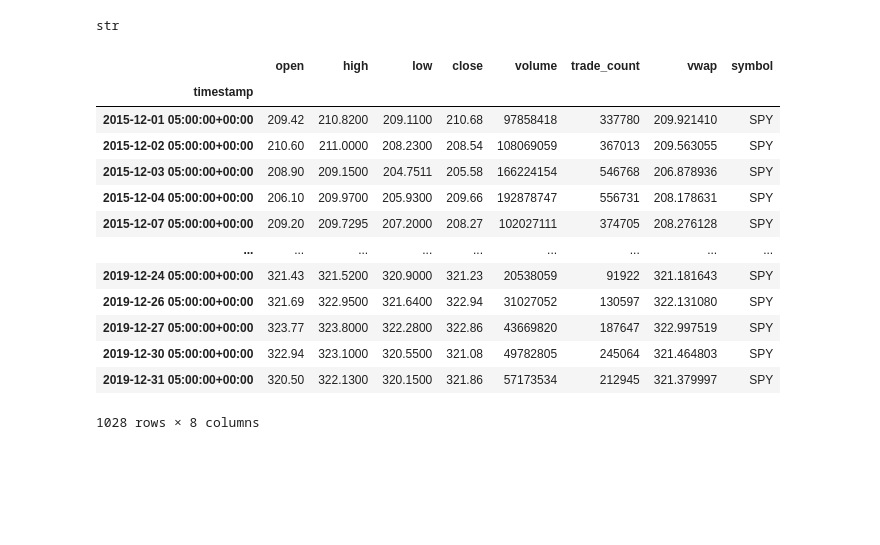
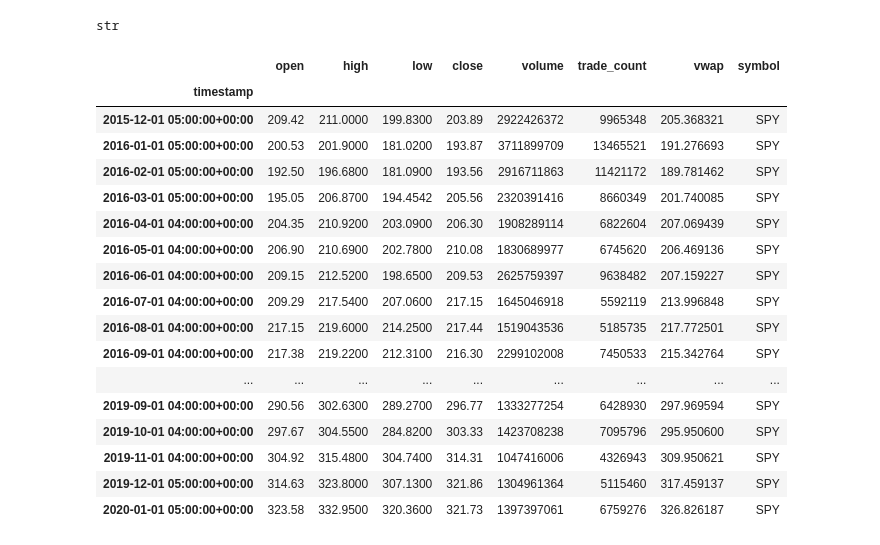
Before and after one commit to jpqt/Financial-Application, a Jupyter notebook: api request/alpaca-spy.ipynb, the cells around one changed output. Cells and saved outputs as stored; diff of their text form; code cells hidden in the pictures; blank space fills up the shorter version.

```diff
--- a/api request/alpaca-spy.ipynb
+++ b/api request/alpaca-spy.ipynb
@@ -35,39 +33,43 @@ alpaca = tradeapi.REST(
 #format current dat as iso format for ticker SPY
 #come back to choose time period for project.
 
-start_date = pd.Timestamp("2007-01-01",tz="America/New_York").isoformat()
-end_date = pd.Timestamp("2020-01-01",tz="America/New_York").isoformat()
+start_date = pd.Timestamp("2010-02-01",tz="America/New_York").isoformat()
+end_date = pd.Timestamp("2020-02-01",tz="America/New_York").isoformat()
 # %%
 tickers = ["SPY"]
 # %%
-#set timeframe to ('1Day') for alpaca api
-timeframe = '1Day'
+#set timeframe to ('1Day') for alpaca api (changed to month, still deciding.)
+timeframe = '1M'
 # %%
 #closing price for SPY
 
-spy_df = alpaca.get_bars(
+alpaca_spy_df = alpaca.get_bars(
     tickers,
     timeframe,
     start=start_date,
     end=end_date
 ).df
 
-spy_df
+alpaca_spy_df
 # %% [output]
 |  | open | high | low | close | volume | trade_count | vwap | symbol |
 | timestamp |  |  |  |  |  |  |  |  |
-| 2015-12-01 05:00:00+00:00 | 209.42 | 210.8200 | 209.1100 | 210.68 | 97858418 | 337780 | 209.921410 | SPY |
-| 2015-12-02 05:00:00+00:00 | 210.60 | 211.0000 | 208.2300 | 208.54 | 108069059 | 367013 | 209.563055 | SPY |
-| 2015-12-03 05:00:00+00:00 | 208.90 | 209.1500 | 204.7511 | 205.58 | 166224154 | 546768 | 206.878936 | SPY |
-| 2015-12-04 05:00:00+00:00 | 206.10 | 209.9700 | 205.9300 | 209.66 | 192878747 | 556731 | 208.178631 | SPY |
-| 2015-12-07 05:00:00+00:00 | 209.20 | 209.7295 | 207.2000 | 208.27 | 102027111 | 374705 | 208.276128 | SPY |
+| 2015-12-01 05:00:00+00:00 | 209.42 | 211.0000 | 199.8300 | 203.89 | 2922426372 | 9965348 | 205.368321 | SPY |
+| 2016-01-01 05:00:00+00:00 | 200.53 | 201.9000 | 181.0200 | 193.87 | 3711899709 | 13465521 | 191.276693 | SPY |
+| 2016-02-01 05:00:00+00:00 | 192.50 | 196.6800 | 181.0900 | 193.56 | 2916711863 | 11421172 | 189.781462 | SPY |
+| 2016-03-01 05:00:00+00:00 | 195.05 | 206.8700 | 194.4542 | 205.56 | 2320391416 | 8660349 | 201.740085 | SPY |
+| 2016-04-01 04:00:00+00:00 | 204.35 | 210.9200 | 203.0900 | 206.30 | 1908289114 | 6822604 | 207.069439 | SPY |
+| 2016-05-01 04:00:00+00:00 | 206.90 | 210.6900 | 202.7800 | 210.08 | 1830689977 | 6745620 | 206.469136 | SPY |
+| 2016-06-01 04:00:00+00:00 | 209.15 | 212.5200 | 198.6500 | 209.53 | 2625759397 | 9638482 | 207.159227 | SPY |
+| 2016-07-01 04:00:00+00:00 | 209.29 | 217.5400 | 207.0600 | 217.15 | 1645046918 | 5592119 | 213.996848 | SPY |
+| 2016-08-01 04:00:00+00:00 | 217.15 | 219.6000 | 214.2500 | 217.44 | 1519043536 | 5185735 | 217.772501 | SPY |
+| 2016-09-01 04:00:00+00:00 | 217.38 | 219.2200 | 212.3100 | 216.30 | 2299102008 | 7450533 | 215.342764 | SPY |
 | ... | ... | ... | ... | ... | ... | ... | ... | ... |
-| 2019-12-24 05:00:00+00:00 | 321.43 | 321.5200 | 320.9000 | 321.23 | 20538059 | 91922 | 321.181643 | SPY |
-| 2019-12-26 05:00:00+00:00 | 321.69 | 322.9500 | 321.6400 | 322.94 | 31027052 | 130597 | 322.131080 | SPY |
-| 2019-12-27 05:00:00+00:00 | 323.77 | 323.8000 | 322.2800 | 322.86 | 43669820 | 187647 | 322.997519 | SPY |
-| 2019-12-30 05:00:00+00:00 | 322.94 | 323.1000 | 320.5500 | 321.08 | 49782805 | 245064 | 321.464803 | SPY |
-| 2019-12-31 05:00:00+00:00 | 320.50 | 322.1300 | 320.1500 | 321.86 | 57173534 | 212945 | 321.379997 | SPY |
+| 2019-09-01 04:00:00+00:00 | 290.56 | 302.6300 | 289.2700 | 296.77 | 1333277254 | 6428930 | 297.969594 | SPY |
+| 2019-10-01 04:00:00+00:00 | 297.67 | 304.5500 | 284.8200 | 303.33 | 1423708238 | 7095796 | 295.950600 | SPY |
+| 2019-11-01 04:00:00+00:00 | 304.92 | 315.4800 | 304.7400 | 314.31 | 1047416006 | 4326943 | 309.950621 | SPY |
+| 2019-12-01 05:00:00+00:00 | 314.63 | 323.8000 | 307.1300 | 321.86 | 1304961364 | 5115460 | 317.459137 | SPY |
+| 2020-01-01 05:00:00+00:00 | 323.58 | 332.9500 | 320.3600 | 321.73 | 1397397061 | 6759276 | 326.826187 | SPY |
-1028 rows × 8 columns
 # %%
 #seperate ticker data
 
```
Also changed, not shown: parts of 4 cells of this notebook.
